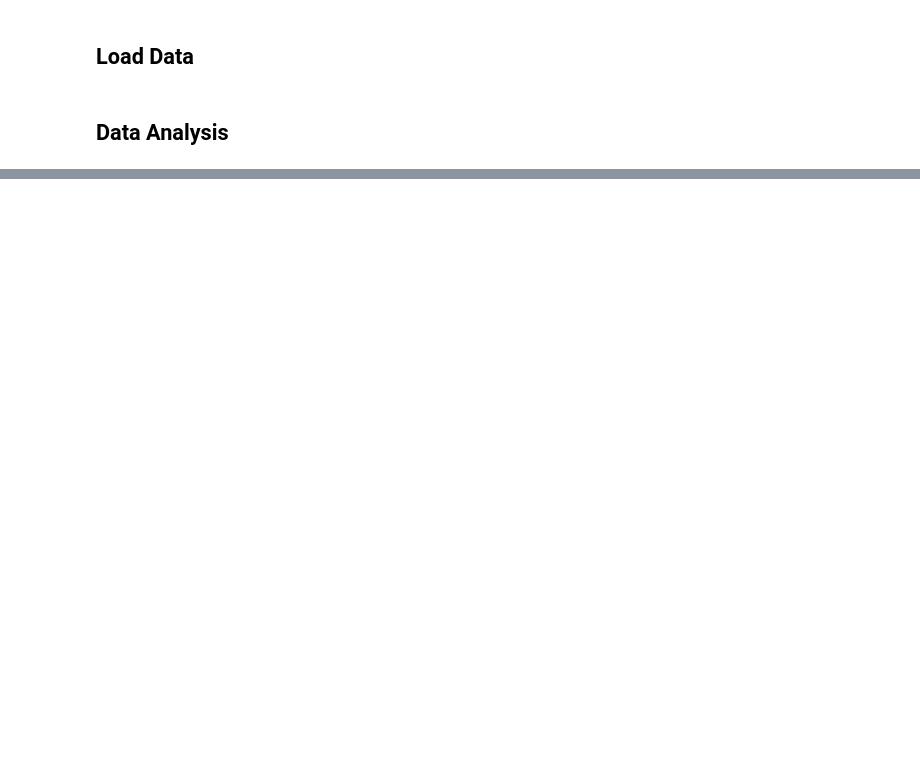
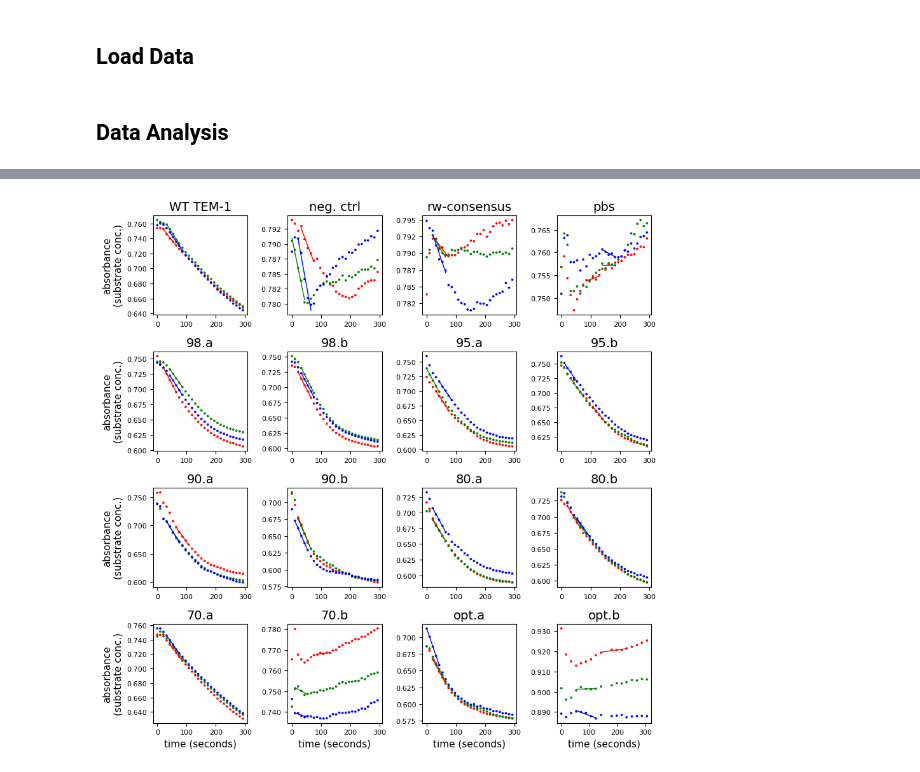
Before and after one commit to gauthierscience/beta-lac-design-orig, a Jupyter notebook: analysis_scripts/biochem_ampicillin.ipynb, the cells around one changed output, grey strips where cells are left out. Saved outputs shown, nothing was run; the diff lists cells and outputs as text; code cells hidden in the pictures; blank space fills up the shorter version.

```diff
--- a/analysis_scripts/biochem_ampicillin.ipynb
+++ b/analysis_scripts/biochem_ampicillin.ipynb
@@ -172,0 +183,54 @@ amp_lr_win5_df = window_linear_regression(narrow_df, window_size=5)
+# %%
+def plot_data_fit(rawdata_df, linregress_df):
+    colors = { 1: 'red', 2: 'green', 3: 'blue' }
+
+    num_cols = 4
+    fig, axes = plt.subplots(nrows=4, ncols=num_cols)
+    fig.set_size_inches(9, 9)
+    axes = axes.flatten()
+
+    top_slopes_df = get_best_slopes_df(linregress_df, rmsd_cutoff=0.001)
+
+    for idx, manuscript_name in enumerate(sample_order):
+        plotting_df = narrow_df[narrow_df.manuscript_name==manuscript_name]
+        ax = axes[idx]
+
+        sns.scatterplot(
+            plotting_df, x='TIME', y='value',
+            hue='rep_num', palette=colors,
+            s=6, edgecolors=None,
+            ax=ax
+        )
+
+        #plot linear regression
+        for rep_num in [1,2,3]:
+            line = top_slopes_df[(
+                (top_slopes_df.manuscript_name==manuscript_name) &
+                (top_slopes_df.rep_num==rep_num)
+            )]
+            x = np.array(list(line.window_times)).flatten()
+            y = list(line.slope)[0] * x + list(line.intercept)
+            ax.plot(
+                x, y, linewidth=1, color=colors[rep_num],
+                #label='linear regression with max slope (replicate {0})'.format(rep_num)
+            )
+
+        ax.yaxis.set_major_formatter('{x:.3f}')
+
+        ax.set_title(manuscript_name, fontsize=14)
+        ax.xaxis.set_tick_params(labelsize=8)
+        ax.yaxis.set_tick_params(labelsize=8)
+        ax.set_xlabel(None)
+        ax.set_ylabel(None)
+        if idx > 11:
+            ax.set_xlabel('time (seconds)', fontsize=11)
+        if idx % num_cols == 0:
+            ax.set_ylabel('absorbance\n(substrate conc.)', fontsize=11)
+        ax.get_legend().remove()
+
+    fig.tight_layout(rect=[0, 0.00, 1, 0.99])
+    fig.savefig(OUTPUT_DIR+'/ampicillin_data_fit_to_lr.pdf')
+
+plot_data_fit(narrow_df, amp_lr_win5_df)
+# %% [output]
+[figure, added]
```
Also changed, not shown: parts of 10 cells of this notebook, 18 other files.
